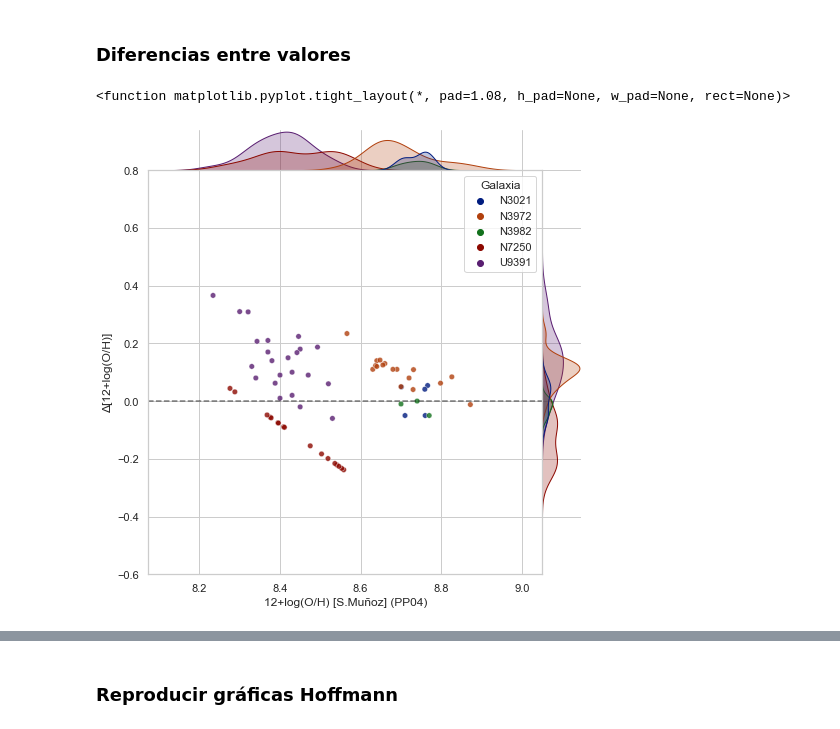
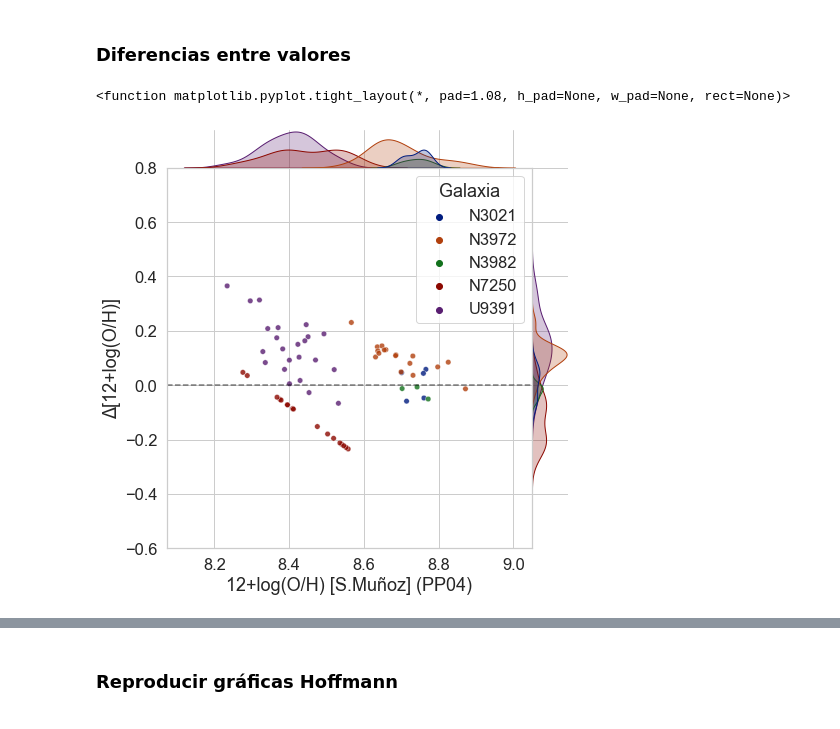
Before and after one commit to saraemete/TFM-Cepheids, a Jupyter notebook: results_discussion.ipynb, the cells around one changed output, grey strips where cells are left out. Cells and saved outputs as stored; diff of their text form; code cells hidden in the pictures.

```diff
--- a/results_discussion.ipynb
+++ b/results_discussion.ipynb
@@ -432,16 +423,17 @@ plt.show()
 # %% [markdown]
 ### Diferencias entre valores
 # %%
-sns.set_theme(style="whitegrid")
+
+sns.set_theme(style="whitegrid",font_scale = 1.5)
 
 
 g = sns.jointplot(data=df, x="12+log(O/H) [S.Muñoz] (PP04)", y="Δ[12+log(O/H)]", hue="Galaxia", space=0,
                   ratio=10,height=7, s=30, alpha=0.8,ylim=(-0.6, 0.8),palette='dark')
 
 g.ax_joint.axhline(0,linestyle='--', color='black', alpha=0.5)
 
 plt.tight_layout
 # %% [output]
 <function matplotlib.pyplot.tight_layout(*, pad=1.08, h_pad=None, w_pad=None, rect=None)>
-[figure, old version]
+[figure, new version]
 # %%
```
Also changed, not shown: parts of 10 cells of this notebook, 4 other files.
